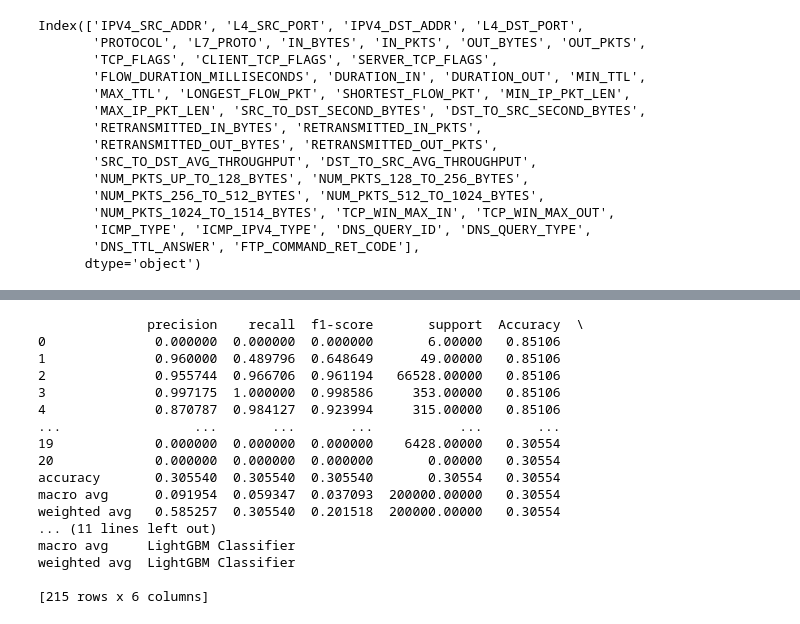
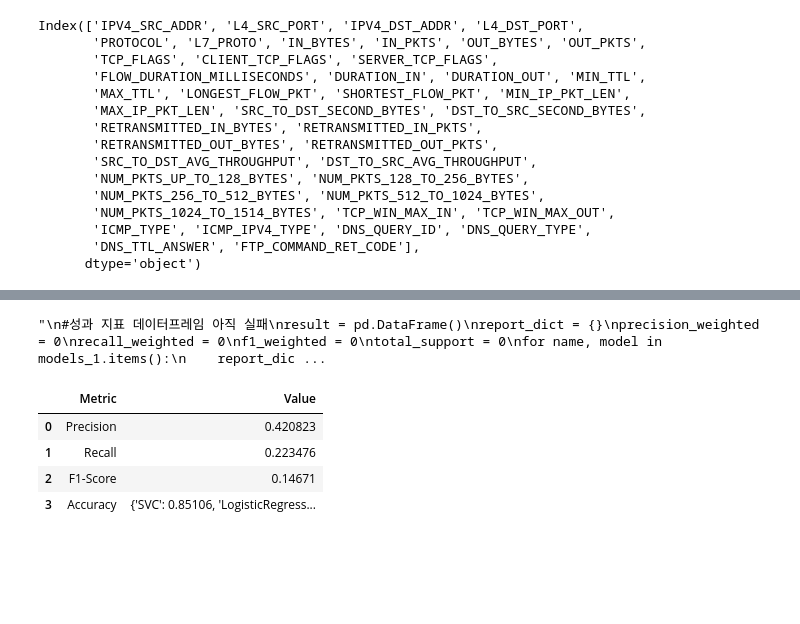
Before and after one commit to shinbad/net_project, a Jupyter notebook: simulation2.ipynb, the cells around one changed output, grey strips where cells are left out. Cells and saved outputs as stored; diff of their text form; code cells hidden in the pictures; blank space fills up the shorter version.

```diff
--- a/simulation2.ipynb
+++ b/simulation2.ipynb
@@ -391,28 +374,39 @@ LightGBM Classifier 0.30554
 # %%
+"""
 #성과 지표 데이터프레임 아직 실패
 result = pd.DataFrame()
+report_dict = {}
+precision_weighted = 0
+recall_weighted = 0
+f1_weighted = 0
+total_support = 0
 for name, model in models_1.items():
-    report_dict = classification_report(y_test_1, preds_1[name], output_dict=True)
-    report_df = pd.DataFrame(report_dict).transpose()
-    report_df['Accuracy'] = modelAcc_1[name]
-    report_df['Model'] = name
-    result = pd.concat([result, report_df], axis=0)
+    report_dict[name] = classification_report(y_test_1, preds_1[name], output_dict=True)
+for key, value in report_dict.items():
+    if isinstance(value, dict):  # 클래스별 지표인지 확인
+        support = value['support']
+        precision_weighted += value['precision'] * support
+        recall_weighted += value['recall'] * support
+        f1_weighted += value['f1-score'] * support
+        total_support += support
+weighted_precision = precision_weighted / total_support
+weighted_recall = recall_weighted / total_support
+weighted_f1 = f1_weighted / total_support
+summary = pd.DataFrame({
+    'Metric': ['Precision', 'Recall', 'F1-Score', 'Accuracy'],
+    'Value': [weighted_precision, weighted_recall, weighted_f1, modelAcc_1]
+
+})
+result = pd.concat([result, summary], axis=0)
 print(result)
+"""
 # %% [output]
-              precision    recall  f1-score       support  Accuracy  \
-0              0.000000  0.000000  0.000000       6.00000   0.85106
-1              0.960000  0.489796  0.648649      49.00000   0.85106
-2              0.955744  0.966706  0.961194   66528.00000   0.85106
-3              0.997175  1.000000  0.998586     353.00000   0.85106
-4              0.870787  0.984127  0.923994     315.00000   0.85106
-...                 ...       ...       ...           ...       ...
-19             0.000000  0.000000  0.000000    6428.00000   0.30554
-20             0.000000  0.000000  0.000000       0.00000   0.30554
-accuracy       0.305540  0.305540  0.305540       0.30554   0.30554
-macro avg      0.091954  0.059347  0.037093  200000.00000   0.30554
-weighted avg   0.585257  0.305540  0.201518  200000.00000   0.30554
-... (11 lines left out)
-macro avg     LightGBM Classifier
-weighted avg  LightGBM Classifier
-
-[215 rows x 6 columns]
+"\n#성과 지표 데이터프레임 아직 실패\nresult = pd.DataFrame()\nreport_dict = {}\nprecision_weighted = 0\nrecall_weighted = 0\nf1_weighted = 0\ntotal_support = 0\nfor name, model in models_1.items():\n    report_dic ...
+# %%
+result
+# %% [output]
+|  | Metric | Value |
+| 0 | Precision | 0.420823 |
+| 1 | Recall | 0.223476 |
+| 2 | F1-Score | 0.14671 |
+| 3 | Accuracy | {'SVC': 0.85106, 'LogisticRegress... |
```
Also changed, not shown: parts of 9 cells of this notebook.
